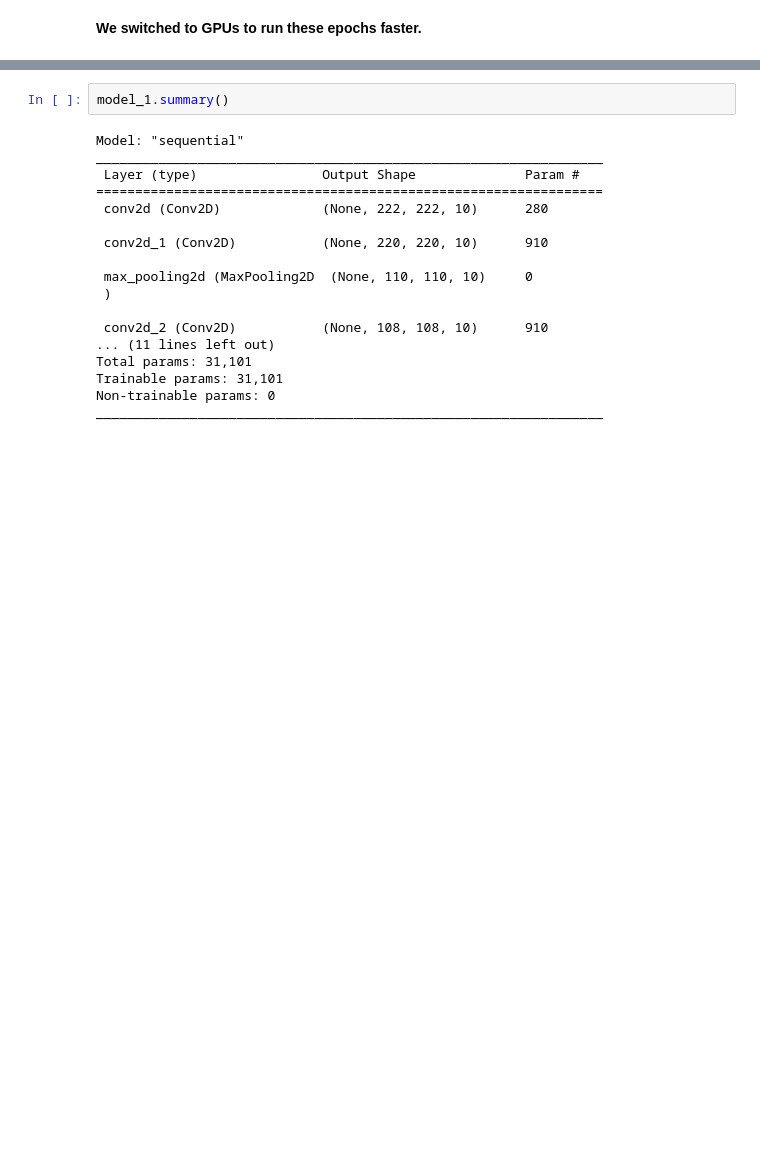
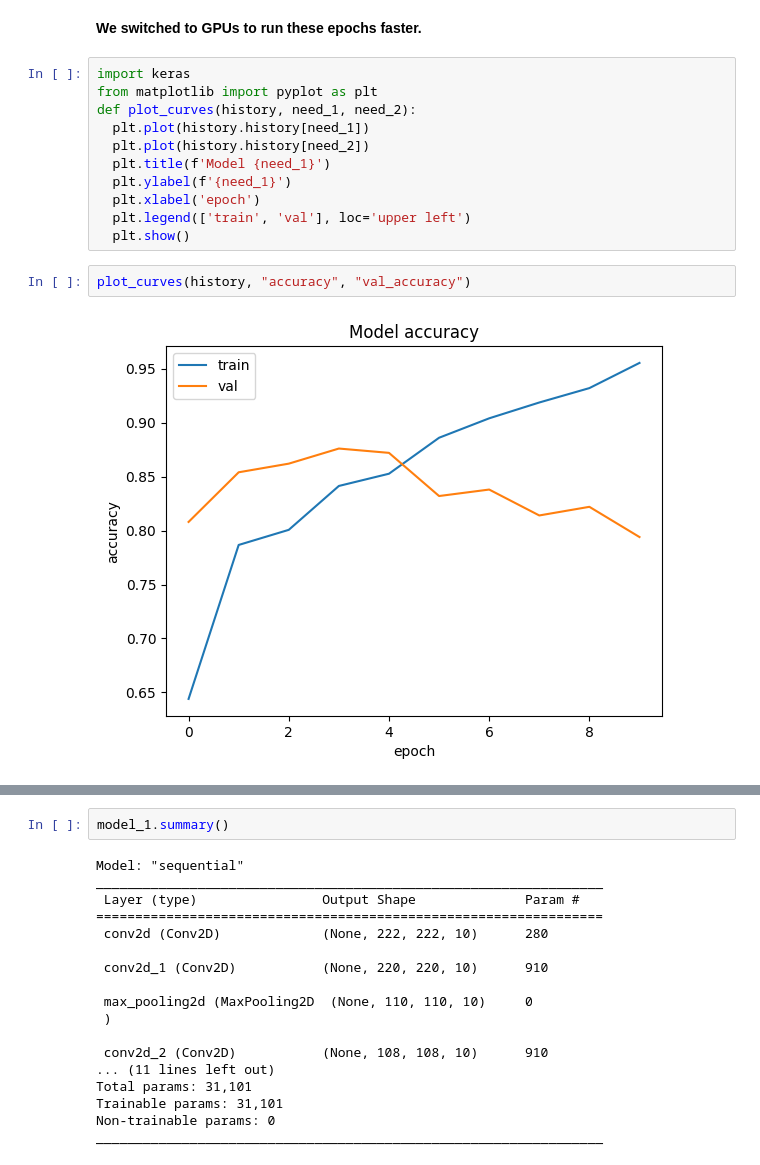
Before and after one commit to Kaushal-Top5699/tensorflow_cnn_cv, a Jupyter notebook: tensorflow_cnn_cv.ipynb, the cells around one changed output, grey strips where cells are left out. Drawn from its saved outputs; the diff is of its cells as text; blank space fills up the shorter version.

Commit message:
Repairing overfitted model.

```diff
--- a/tensorflow_cnn_cv.ipynb
+++ b/tensorflow_cnn_cv.ipynb
@@ -204,2 +214,17 @@ Epoch 5/5
 # %% [markdown]
 **We switched to GPUs to run these epochs faster.**
+# %%
+import keras
+from matplotlib import pyplot as plt
+def plot_curves(history, need_1, need_2):
+  plt.plot(history.history[need_1])
+  plt.plot(history.history[need_2])
+  plt.title(f'Model {need_1}')
+  plt.ylabel(f'{need_1}')
+  plt.xlabel('epoch')
+  plt.legend(['train', 'val'], loc='upper left')
+  plt.show()
+# %%
+plot_curves(history, "accuracy", "val_accuracy")
+# %% [output]
+[figure, added]
```
Also changed, not shown: parts of 28 cells of this notebook.
